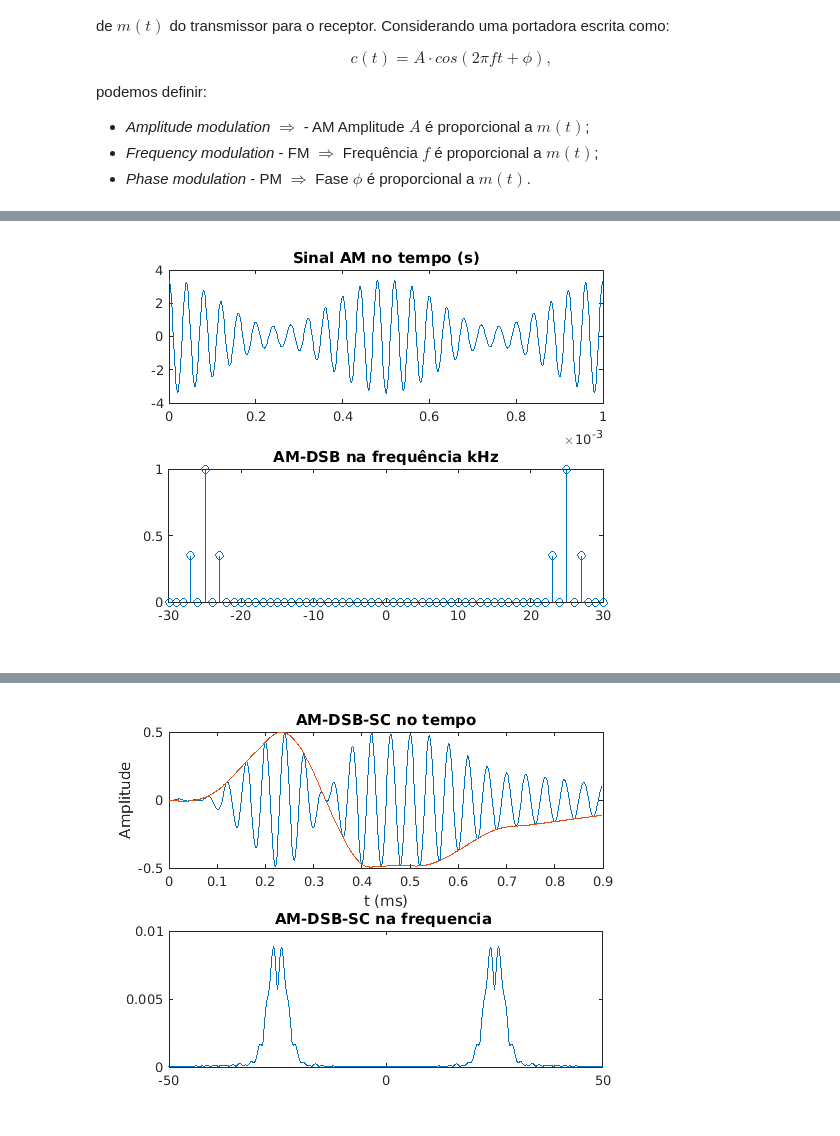
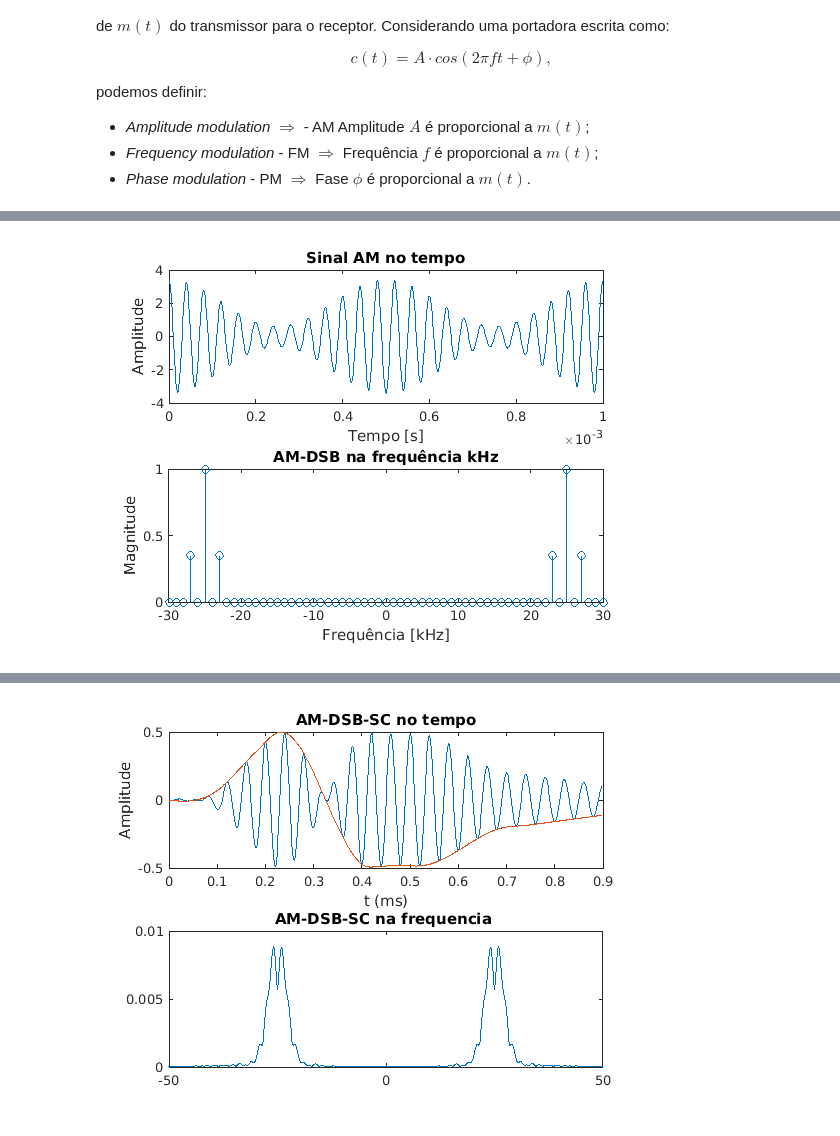
Before and after one commit to josemcast/DCO2004_LabPSC, a Jupyter notebook: h05.ipynb, the cells around one changed output, grey strips where cells are left out. Cells and saved outputs as stored; diff of their text form; code cells hidden in the pictures.

```diff
--- a/h05.ipynb
+++ b/h05.ipynb
@@ -75,38 +80,45 @@ Para exemplificar, no script a seguir será feita a modulação de um sinal em A
 # %%
 clc; clear all; close all;
 %% Determinando os parâmetros da onda
 Ac = 2;                                                         % Amplitude da portadora
 Mu = 0.7;                                                       % Índice de modulação
 fc = 25000;                                                     % Frequência da portadora Hz
 fm = 2000;                                                      % Frequência do sinal Hz
-t = [0:999]*1e-6;                                               % Definição do vetor tempo
+Ts = 1e-6;                                                      % Tempo de amostragem pequeno (modelar sinal contínuo)
+t = [0:999]*Ts;                                                 % Definição do vetor tempo
 s = Ac*(1+Mu*cos(2*pi*fm*t)).*cos(2*pi*fc*t);                   % Modulação AM
 
 %% Cálculo da FFT de AM-DSB
-lfft=30;                                                        % Numero de elementos pontos da fft
-k = [-lfft:lfft];                                               % Vetor da frequencia
-Nx = length(s);                                                 % Comprimento do vetor 'x'
-Nk = length(k);                                                 % Comprimento do vetor 'k'
-c = zeros(1,Nk);                                                % Define vetor da frequencia como um vetor zeros de comprimento k
-Xk = fft(s)/Nx;                                                 % Normalizando a FFT
+lfft=30;                                                        % Número de elementos da fft
+k = [-lfft:lfft];                                               % Vetor de frequências
+Nx = length(s);                                                 % Comprimento do sinal modulado
+Nk = length(k);                                                 % Comprimento do sinal em frequência
+c = zeros(1,Nk);                                                % Incialização do vetor da magnitude
+Xk = fft(s)/Nx;                                                 % Cálculo da FFT
 
-%% Colocando a fft em 30 pontos
-  for i = 1:Nk-1,
+%% A fft em 30 pontos (para melhor visualização)
+fsampling = 1/Ts;                                               % Taxa de amostragem
+freq = k*fsampling/Nx;                                          % Eixo de frequências
+for i = 1:Nk-1
     kk = k(i);
     if (kk >= 0),
-      c(i) = Xk(kk+1);
+        c(i) = Xk(kk+1);
     else
-      c(i) = Xk(Nx+1+kk);
-    end;
-  end;
+        c(i) = Xk(Nx+1+kk);
+    end
+end
 
-%% Plotting
-subplot(2,1,2)
-stem(k,real(c))
-title('AM-DSB na frequência kHz')
-axis([-30 30 0 1])
-subplot(2,1,1)
-plot (t,s)
-title('Sinal AM no tempo (s)')
+%% Gráficos
+subplot(2,1,1);
+plot (t,s);                                                     % Gráfico do AM-DSB no tempo
+title('Sinal AM no tempo');
+xlabel('Tempo [s]');
+ylabel('Amplitude');
+subplot(2,1,2);
+stem(freq/1e3,real(c));                                         % Gráfico do AM-DSB na frequência
+title('AM-DSB na frequência kHz');
+xlabel('Frequência [kHz]');
+ylabel('Magnitude');
+axis([-30 30 0 1]);
 # %% [output]
-[figure, old version]
+[figure, new version]
```
Also changed, not shown: parts of 15 cells of this notebook, 5 other files.
